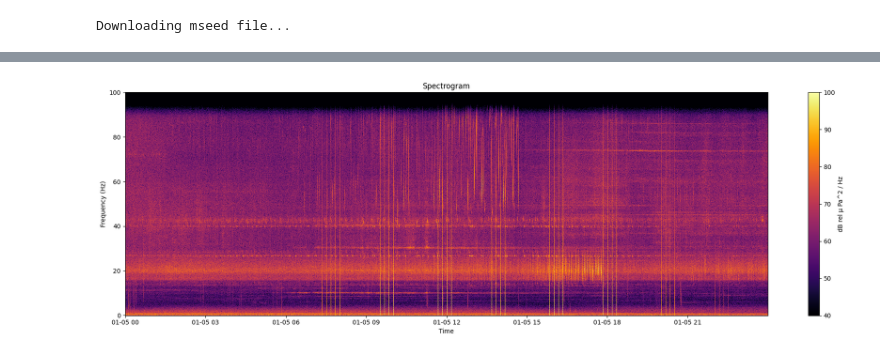
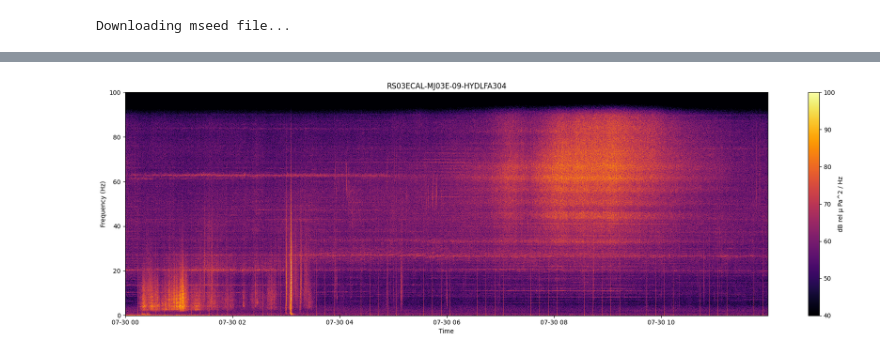
Before and after one commit to ooi-data/ooi-hyd-tools, a Jupyter notebook: notebooks/08_LFHYD_poc.ipynb, the cells around one changed output, grey strips where cells are left out. Cells and saved outputs as stored; diff of their text form; code cells hidden in the pictures.

```diff
--- a/notebooks/08_LFHYD_poc.ipynb
+++ b/notebooks/08_LFHYD_poc.ipynb
@@ -12,8 +7,8 @@ import hvplot.xarray
 # %%
 node = 'AXEC2'
 # %%
-starttime=datetime(2025,1,5)
-endtime=datetime(2025,1,6)
+starttime=datetime(2025,7,30,0)
+endtime=datetime(2025,7,30,12)
 # %%
 node_dict = {'AXEC2': 'RS03ECAL-MJ03E-09-HYDLFA304'}
 # %%
@@ -42,2 +37,2 @@ OO.AXEC2.AXEC2.HDH | 2025-01-05T00:00:00.000000Z - 2025-01-06T00:00:00.001592Z |
 # %%
-spec = LF_data.compute_spectrogram(L=2048, avg_time=20, verbose=True,)
+spec = LF_data.compute_spectrogram(L=2024, avg_time=20, verbose=True,)
@@ -64,19 +39,19 @@ array([[59.70430255, 73.13122569, 85.10182981, ..., 11.40386426,
 # %%
 plt.figure(figsize=(19, 6))
 pcm = plt.pcolormesh(
     spec['time'],
     spec['frequency'],
-    spec.T,                        # Transpose so shape is [frequency, time]
+    spec.T, # freq, time
     shading='auto',
     vmin=40,
-    vmax=100,# Avoid warning about dimension mismatch
-    cmap='inferno'              # You can use 'plasma', 'inferno', 'magma', etc.
+    vmax=100,
+    cmap='inferno'
 )
 plt.colorbar(pcm, label=spec.attrs.get("units"))
 plt.xlabel("Time")
 plt.ylabel("Frequency (Hz)")
-plt.title("Spectrogram")
+plt.title(refdes)
 plt.tight_layout()
 plt.show()
 # %% [output]
-[figure, old version]
+[figure, new version]
```
Also changed, not shown: parts of 14 cells of this notebook.
